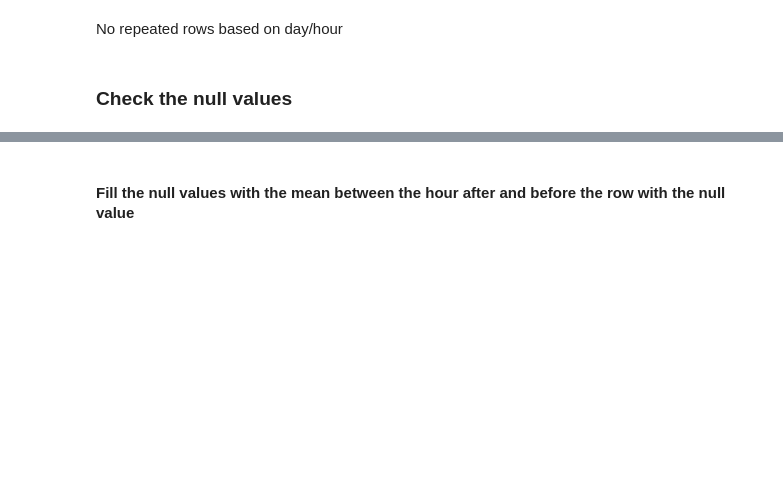
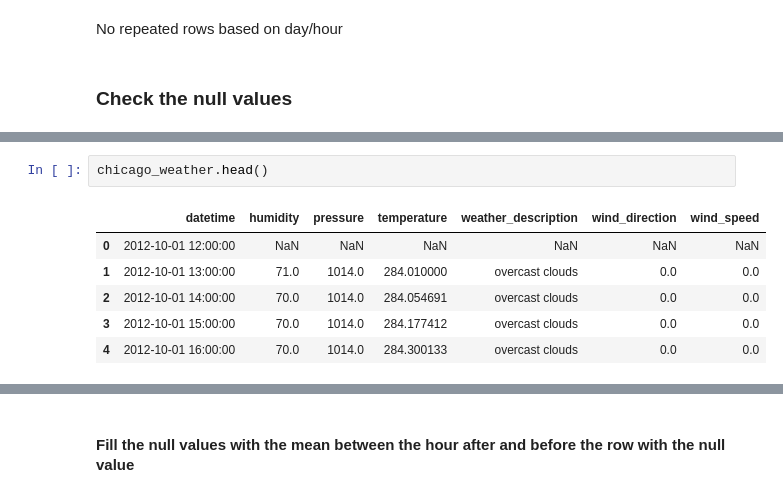
Before and after one commit to alvarofernandezmalagon/TFM-Taxi-Fare-Prediction, a Jupyter notebook: Exploratory Chicago Weather Data.ipynb, the cells around one changed output, grey strips where cells are left out. Drawn from its saved outputs; the diff is of its cells as text; blank space fills up the shorter version.

```diff
--- a/Exploratory Chicago Weather Data.ipynb
+++ b/Exploratory Chicago Weather Data.ipynb
@@ -288,0 +266,9 @@ dtype: float64
+# %%
+chicago_weather.head()
+# %% [output]
+|  | datetime | humidity | pressure | temperature | weather_description | wind_direction | wind_speed |
+| 0 | 2012-10-01 12:00:00 | NaN | NaN | NaN | NaN | NaN | NaN |
+| 1 | 2012-10-01 13:00:00 | 71.0 | 1014.0 | 284.010000 | overcast clouds | 0.0 | 0.0 |
+| 2 | 2012-10-01 14:00:00 | 70.0 | 1014.0 | 284.054691 | overcast clouds | 0.0 | 0.0 |
+| 3 | 2012-10-01 15:00:00 | 70.0 | 1014.0 | 284.177412 | overcast clouds | 0.0 | 0.0 |
+| 4 | 2012-10-01 16:00:00 | 70.0 | 1014.0 | 284.300133 | overcast clouds | 0.0 | 0.0 |
```
Also changed, not shown: parts of 33 cells of this notebook.
